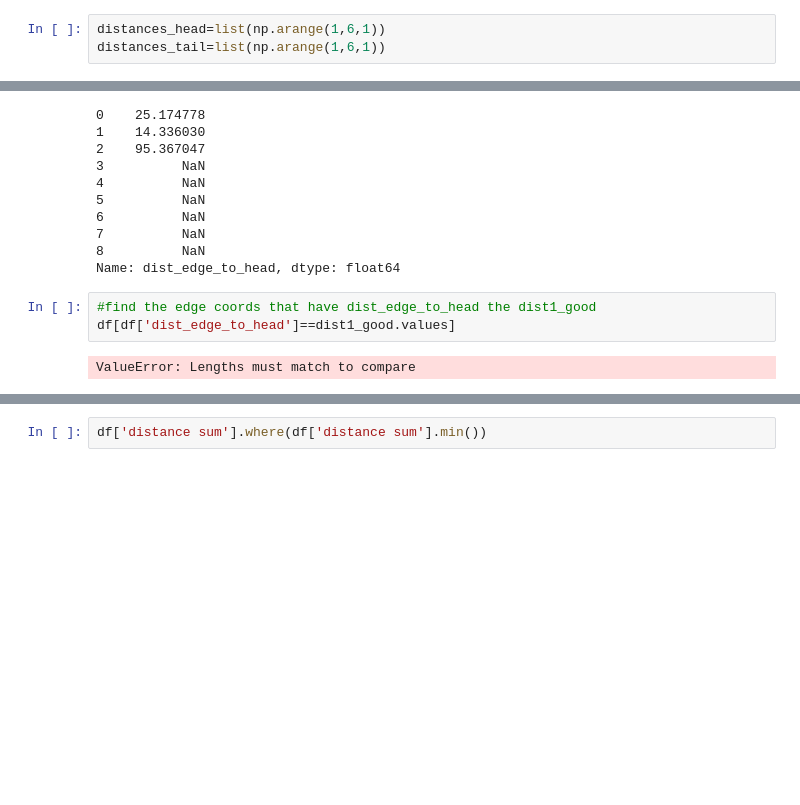
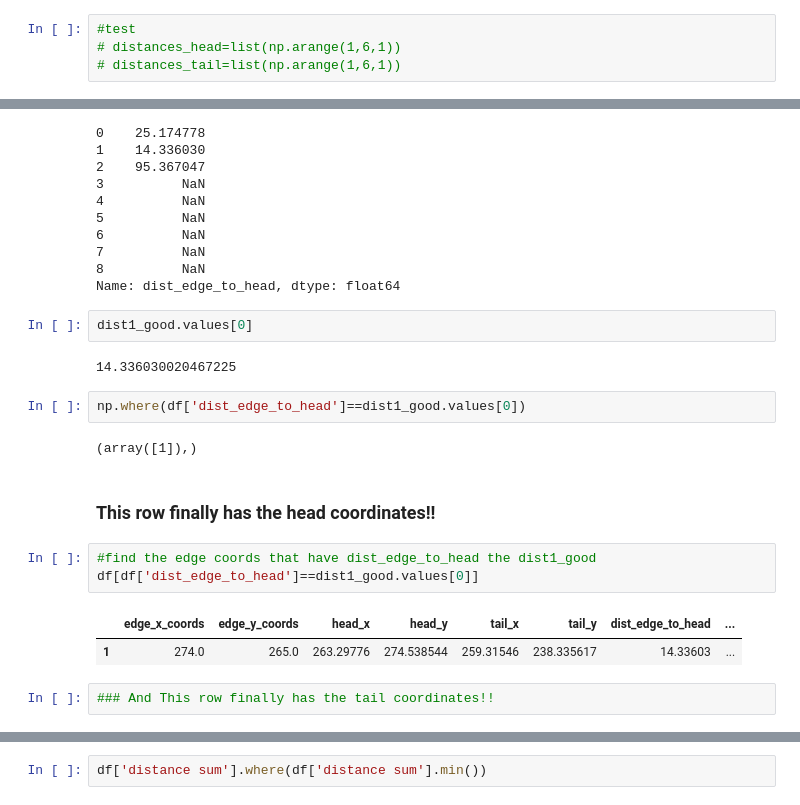
Before and after one commit to leonkontorovich/centerline_behavior_annotation, a Jupyter notebook: centerline/dev/Determine_Head_Tail.ipynb, the cells around one changed output, grey strips where cells are left out. Drawn from its saved outputs; the diff is of its cells as text; blank space fills up the shorter version.

Commit message:
finally i got the head and tail coordinates! now just need to implement it!

```diff
--- a/centerline/dev/Determine_Head_Tail.ipynb
+++ b/centerline/dev/Determine_Head_Tail.ipynb
@@ -175,8 +175,9 @@ NameError: name 'bodyparts' is not defined
 distances_head=[25,14,95]
 distances_tail=[32,30,115]
 # %%
-distances_head=list(np.arange(1,6,1))
-distances_tail=list(np.arange(1,6,1))
+#test
+# distances_head=list(np.arange(1,6,1))
+# distances_tail=list(np.arange(1,6,1))
 # %%
 distances_tail
 # %% [output]
@@ -437,8 +467,21 @@ df['dist_edge_to_head']
 7          NaN
 8          NaN
 Name: dist_edge_to_head, dtype: float64
+# %%
+dist1_good.values[0]
+# %% [output]
+14.336030020467225
+# %%
+np.where(df['dist_edge_to_head']==dist1_good.values[0])
+# %% [output]
+(array([1]),)
+# %% [markdown]
+### This row finally has the head coordinates!!
 # %%
 #find the edge coords that have dist_edge_to_head the dist1_good
-df[df['dist_edge_to_head']==dist1_good.values]
+df[df['dist_edge_to_head']==dist1_good.values[0]]
 # %% [output]
-ValueError: Lengths must match to compare
+|  | edge_x_coords | edge_y_coords | head_x | head_y | tail_x | tail_y | dist_edge_to_head | ... |
+| 1 | 274.0 | 265.0 | 263.29776 | 274.538544 | 259.31546 | 238.335617 | 14.33603 | ... |
+# %%
+### And This row finally has the tail coordinates!!
```
Also changed, not shown: parts of 14 cells of this notebook.
